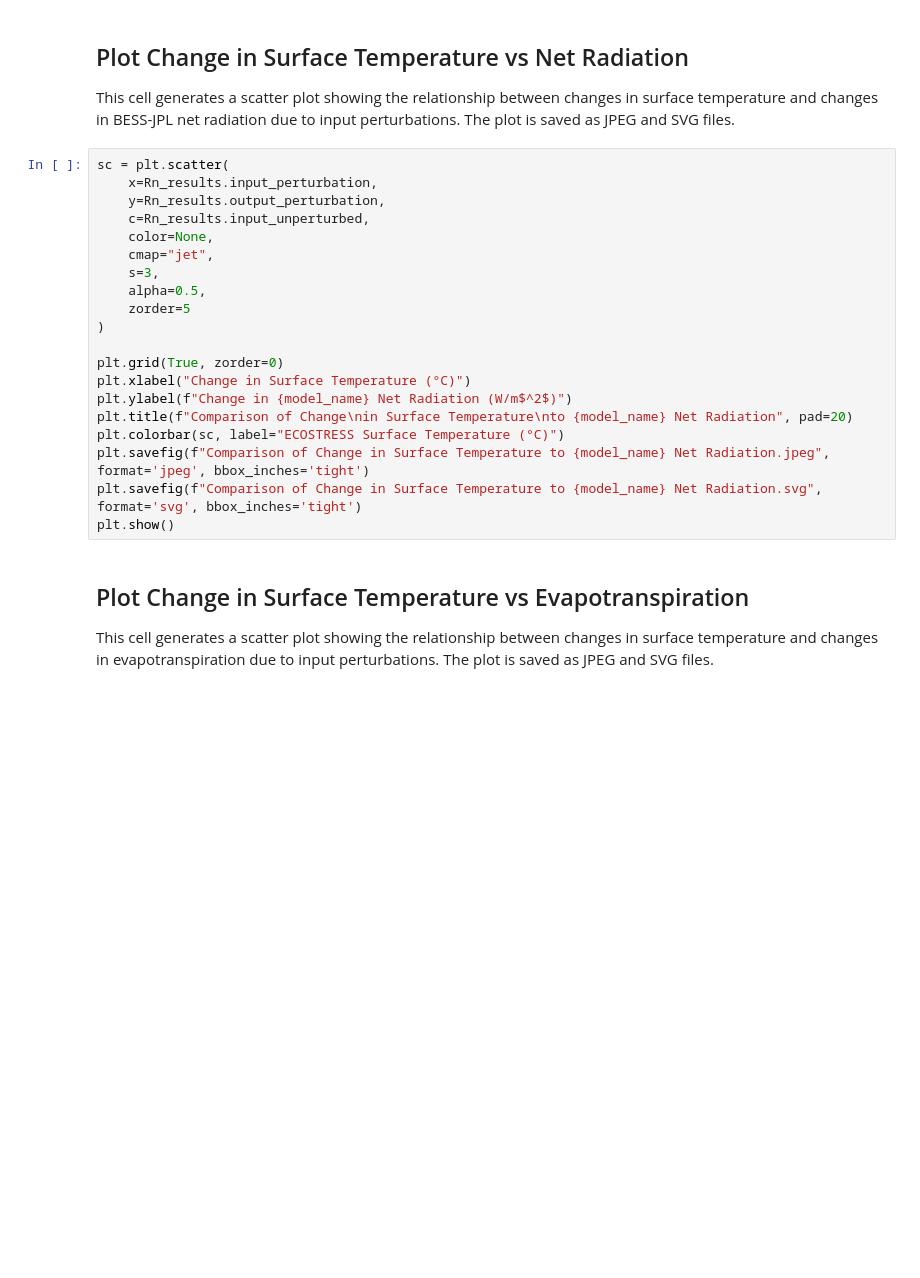
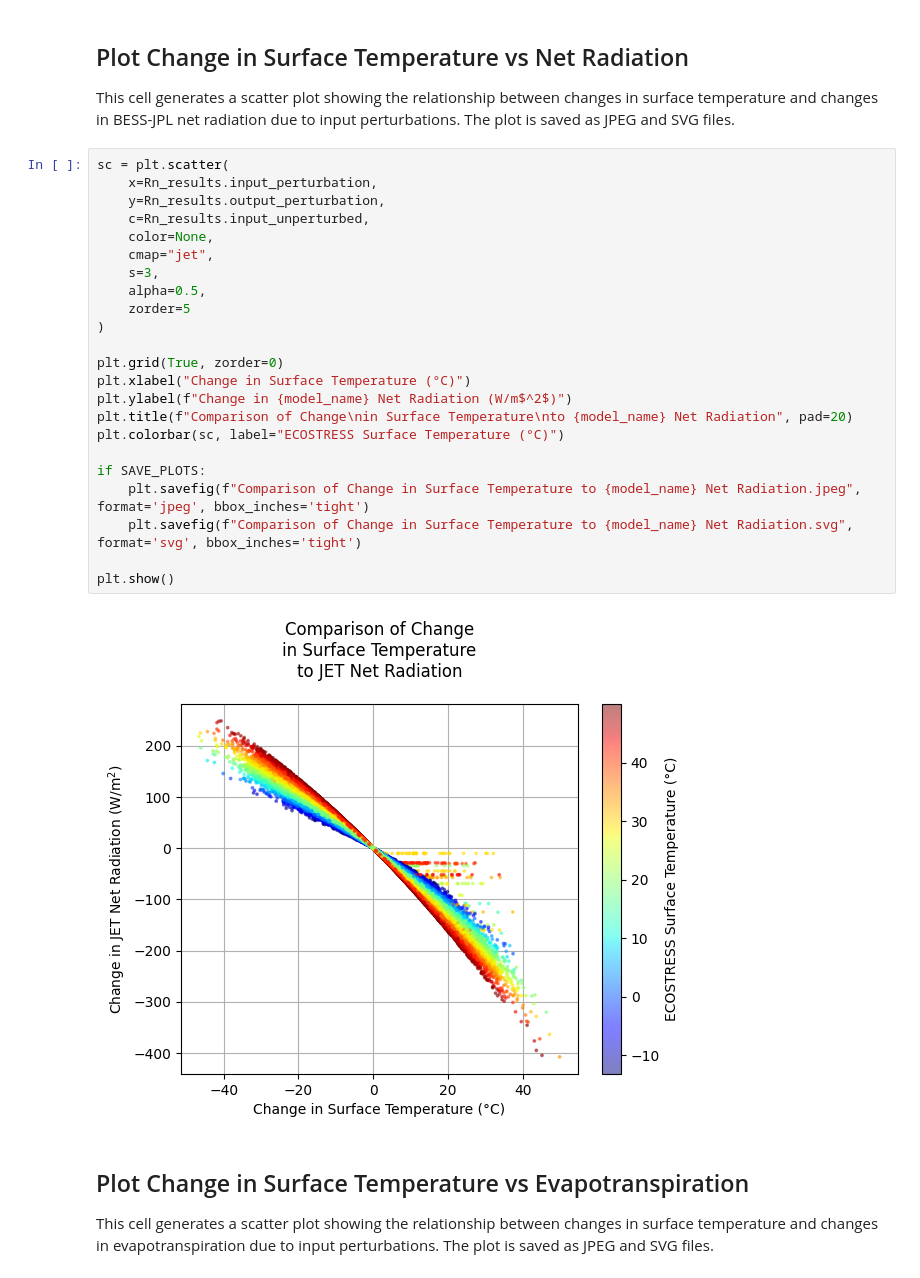
Before and after one commit to gregory-halverson/ECOv003-L3T-L4T-JET, a Jupyter notebook: notebooks/JET Sensitivity with ECOv002 Cal-Val.ipynb, the cells around one changed output. Drawn from its saved outputs; the diff is of its cells as text; blank space fills up the shorter version.

```diff
--- a/notebooks/JET Sensitivity with ECOv002 Cal-Val.ipynb
+++ b/notebooks/JET Sensitivity with ECOv002 Cal-Val.ipynb
@@ -202,23 +348,28 @@ This cell generates a scatter plot showing the relationship between changes in s
 # %%
 sc = plt.scatter(
     x=Rn_results.input_perturbation,
     y=Rn_results.output_perturbation,
     c=Rn_results.input_unperturbed,
     color=None,
     cmap="jet",
     s=3,
     alpha=0.5,
     zorder=5
 )
 
 plt.grid(True, zorder=0)
 plt.xlabel("Change in Surface Temperature (°C)")
 plt.ylabel(f"Change in {model_name} Net Radiation (W/m$^2$)")
 plt.title(f"Comparison of Change\nin Surface Temperature\nto {model_name} Net Radiation", pad=20)
 plt.colorbar(sc, label="ECOSTRESS Surface Temperature (°C)")
-plt.savefig(f"Comparison of Change in Surface Temperature to {model_name} Net Radiation.jpeg", format='jpeg', bbox_inches='tight')
-plt.savefig(f"Comparison of Change in Surface Temperature to {model_name} Net Radiation.svg", format='svg', bbox_inches='tight')
+
+if SAVE_PLOTS:
+    plt.savefig(f"Comparison of Change in Surface Temperature to {model_name} Net Radiation.jpeg", format='jpeg', bbox_inches='tight')
+    plt.savefig(f"Comparison of Change in Surface Temperature to {model_name} Net Radiation.svg", format='svg', bbox_inches='tight')
+
 plt.show()
+# %% [output]
+[figure, added]
 # %% [markdown]
 ## Plot Change in Surface Temperature vs Evapotranspiration
 
```
Also changed, not shown: parts of 14 cells of this notebook, 31 other files.
